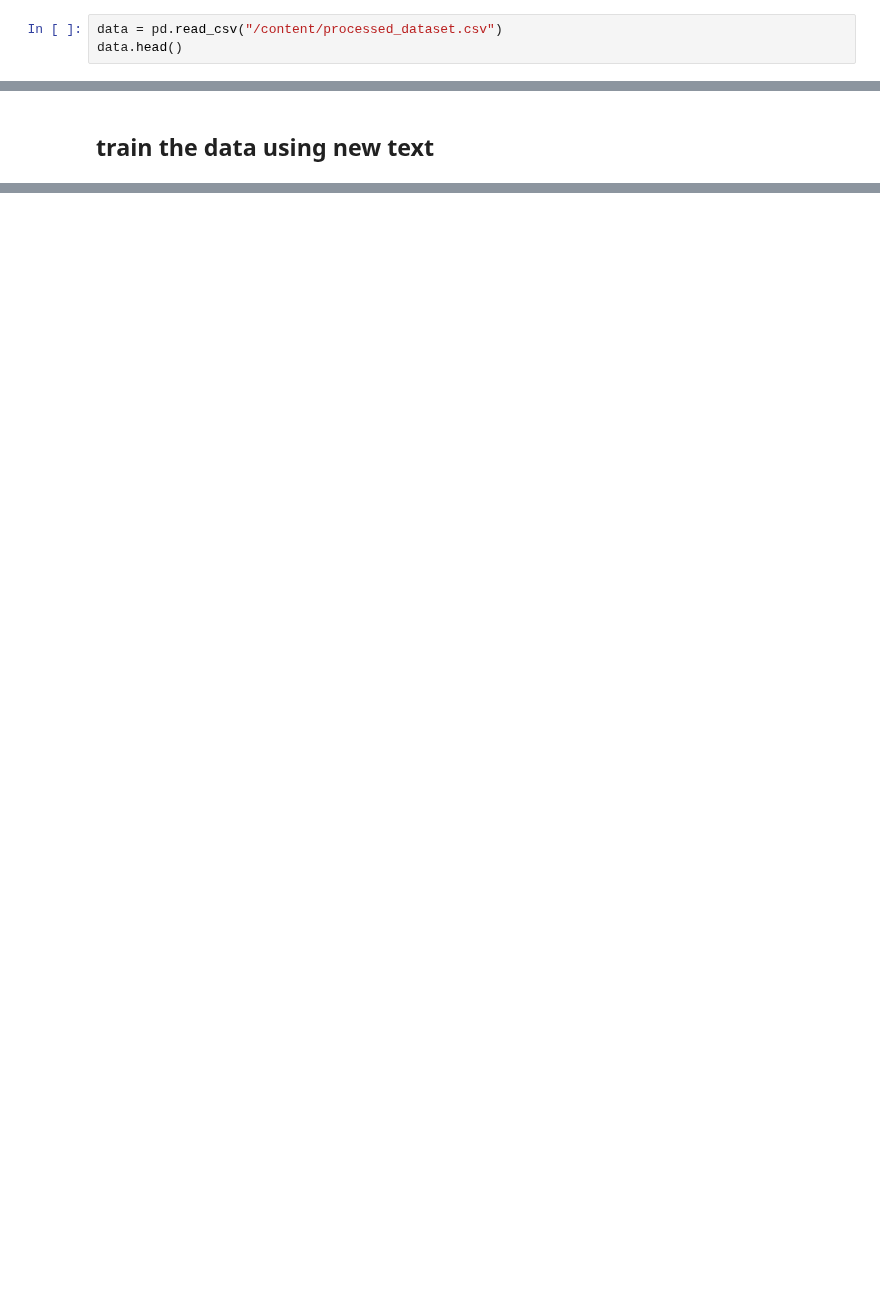
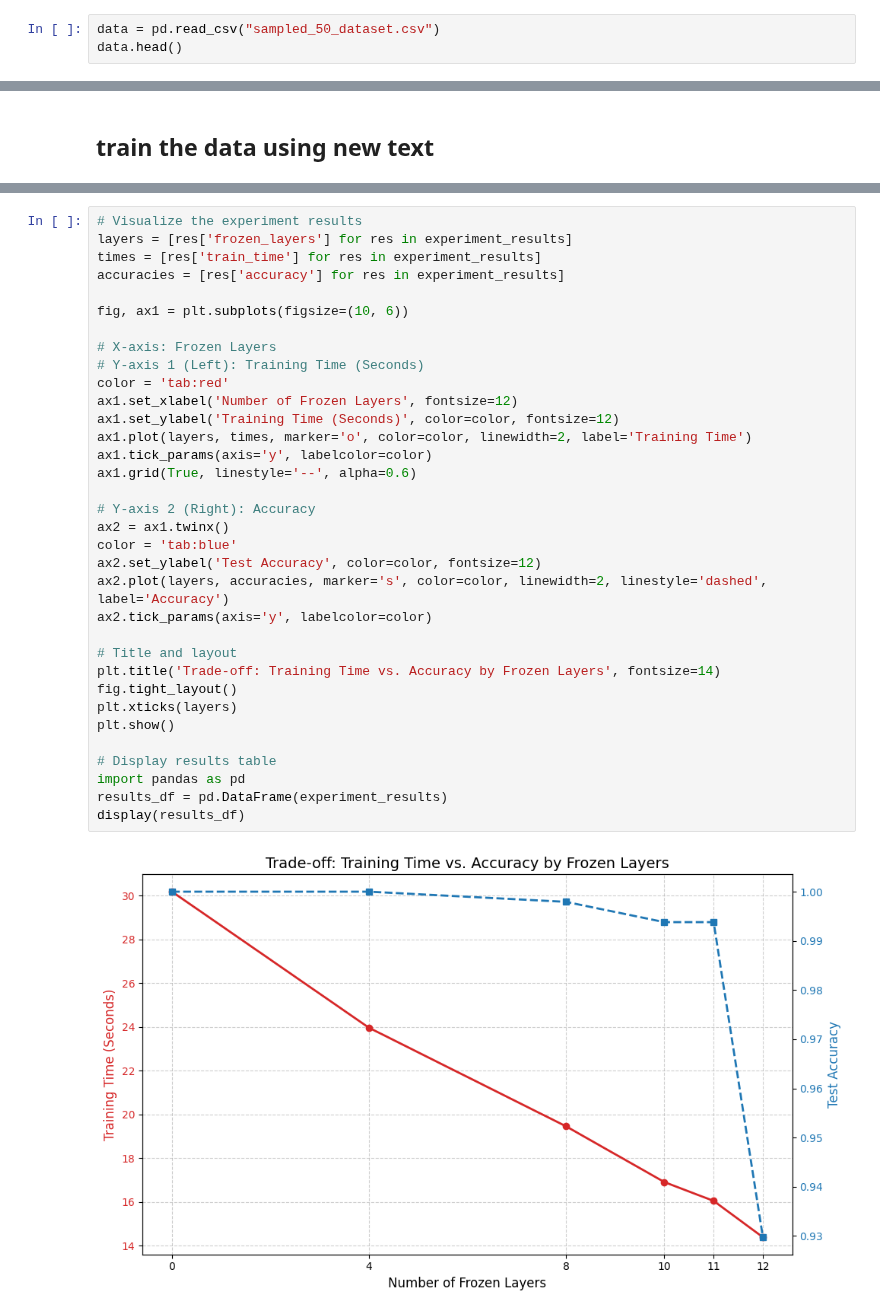
Before and after one commit to yernarbakatay/Human-vs-AI-generated-Text-Detection, a Jupyter notebook: RoBERT.ipynb, the cells around one changed output, grey strips where cells are left out. Drawn from its saved outputs; the diff is of its cells as text; blank space fills up the shorter version.

```diff
--- a/RoBERT.ipynb
+++ b/RoBERT.ipynb
@@ -6,6 +6,6 @@
 import pandas as pd
 import numpy as np
 # %%
-data = pd.read_csv("/content/processed_dataset.csv")
+data = pd.read_csv("sampled_50_dataset.csv")
 data.head()
 # %% [output]
@@ -175,0 +415,36 @@ tokenizer.save_pretrained("./freezing_ai_detector_model")
+# %%
+# Visualize the experiment results
+layers = [res['frozen_layers'] for res in experiment_results]
+times = [res['train_time'] for res in experiment_results]
+accuracies = [res['accuracy'] for res in experiment_results]
+
+fig, ax1 = plt.subplots(figsize=(10, 6))
+
+# X-axis: Frozen Layers
+# Y-axis 1 (Left): Training Time (Seconds)
+color = 'tab:red'
+ax1.set_xlabel('Number of Frozen Layers', fontsize=12)
+ax1.set_ylabel('Training Time (Seconds)', color=color, fontsize=12)
+ax1.plot(layers, times, marker='o', color=color, linewidth=2, label='Training Time')
+ax1.tick_params(axis='y', labelcolor=color)
+ax1.grid(True, linestyle='--', alpha=0.6)
+
+# Y-axis 2 (Right): Accuracy
+ax2 = ax1.twinx()
+color = 'tab:blue'
+ax2.set_ylabel('Test Accuracy', color=color, fontsize=12)
+ax2.plot(layers, accuracies, marker='s', color=color, linewidth=2, linestyle='dashed', label='Accuracy')
+ax2.tick_params(axis='y', labelcolor=color)
+
+# Title and layout
+plt.title('Trade-off: Training Time vs. Accuracy by Frozen Layers', fontsize=14)
+fig.tight_layout()
+plt.xticks(layers)
+plt.show()
+
+# Display results table
+import pandas as pd
+results_df = pd.DataFrame(experiment_results)
+display(results_df)
+# %% [output]
+[figure, added]
```
Also changed, not shown: parts of 49 cells of this notebook.
